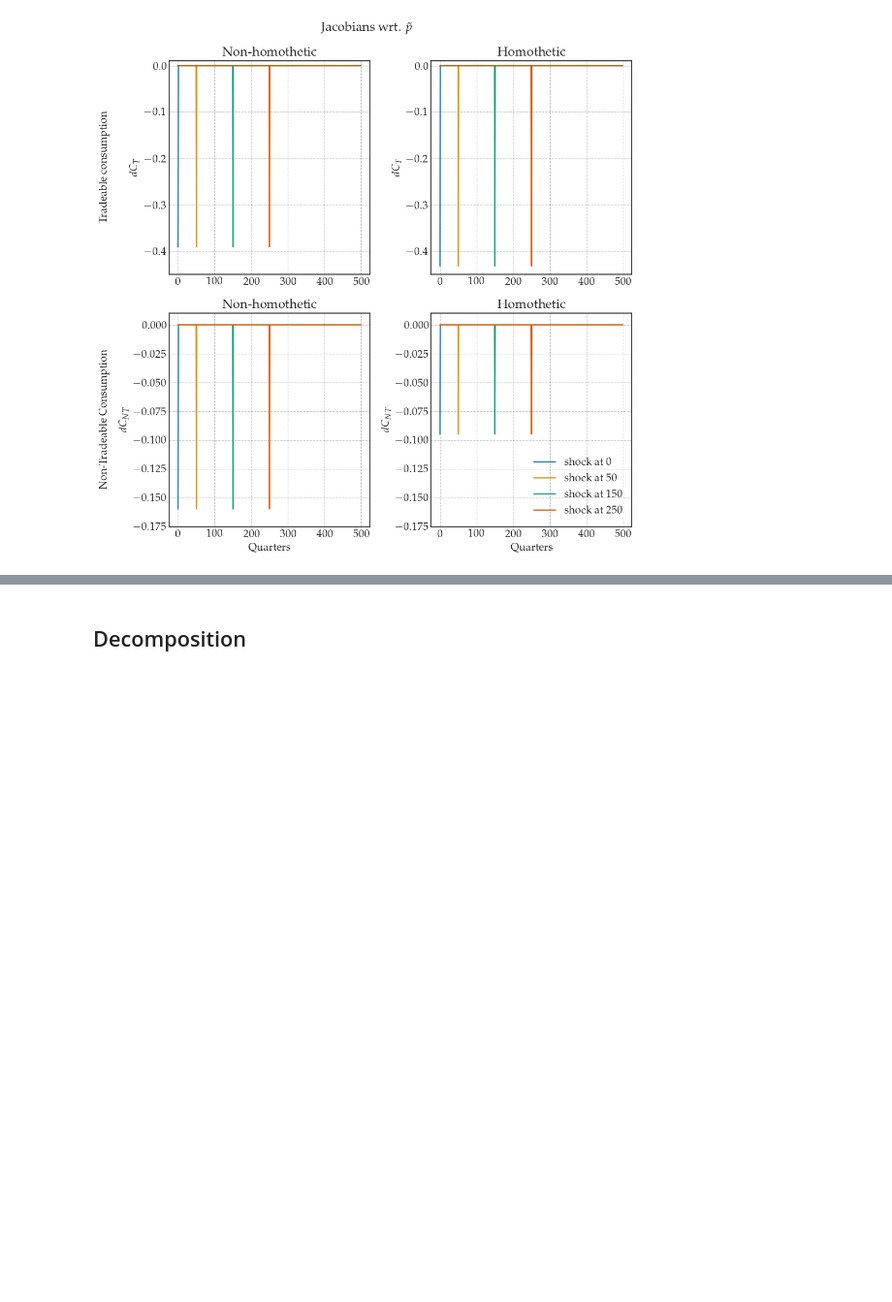
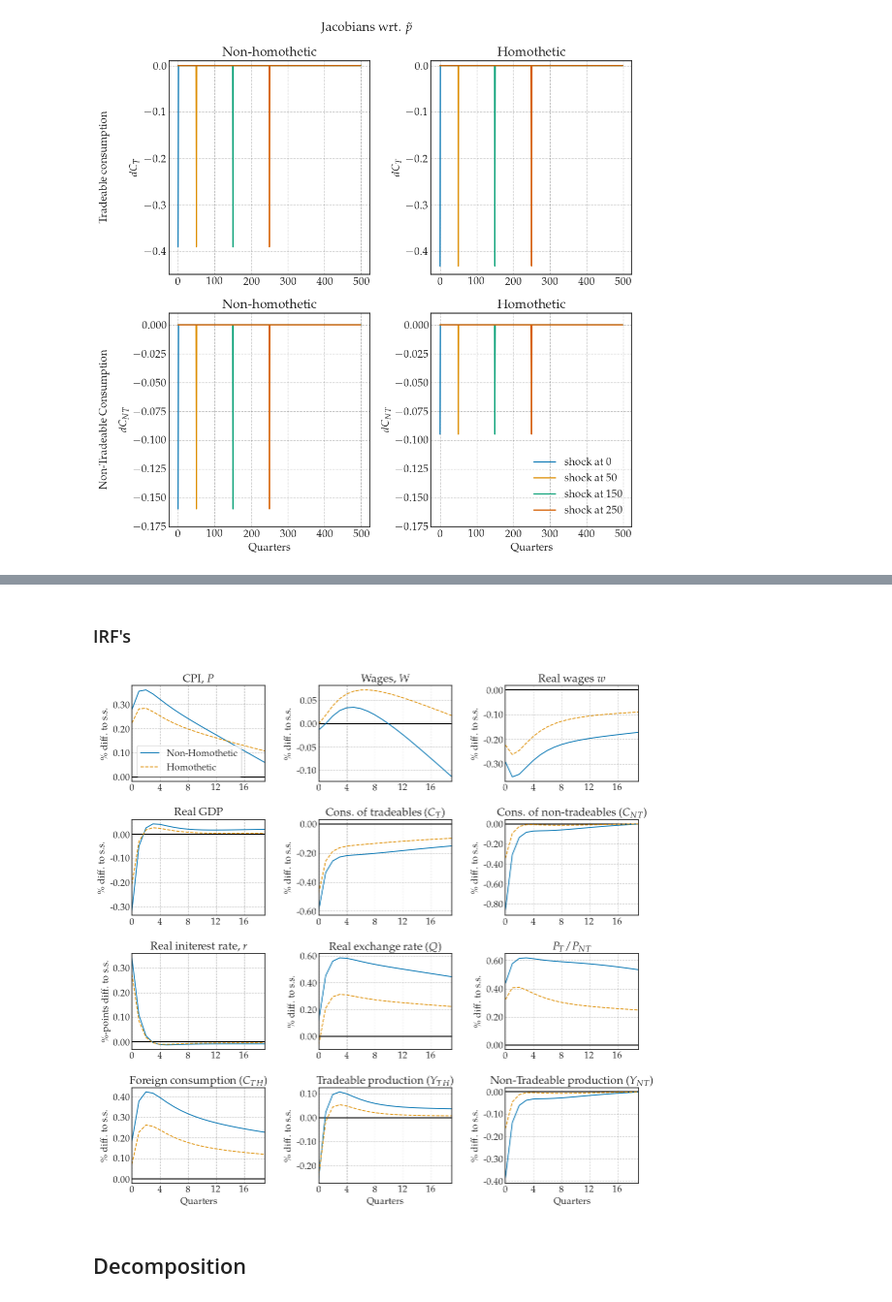
Before and after one commit to funlime/I_HANK_PIGL, a Jupyter notebook: notebook_completed.ipynb, the cells around one changed output, grey strips where cells are left out. Shown at 97% size. Saved outputs shown, nothing was run; the diff lists cells and outputs as text; code cells hidden in the pictures; blank space fills up the shorter version.

```diff
--- a/notebook_completed.ipynb
+++ b/notebook_completed.ipynb
@@ -104,3 +127,12 @@ if save_figs: fig.savefig('plots/jac_p.png')
+# %% [markdown]
+### IRF's
+# %%
+
+
+fig = figs.show_IRFs([model_baseline, model_homothetic], paths_, ['Non-Homothetic', 'Homothetic'], scale=False, maxcol=3)
+fig.savefig('plots/IRF_standard.png')
+# %% [output]
+[figure, added]
 # %% [markdown]
 ## Decomposition
 # %%
```
Also changed, not shown: parts of 10 cells of this notebook, 20 other files.
